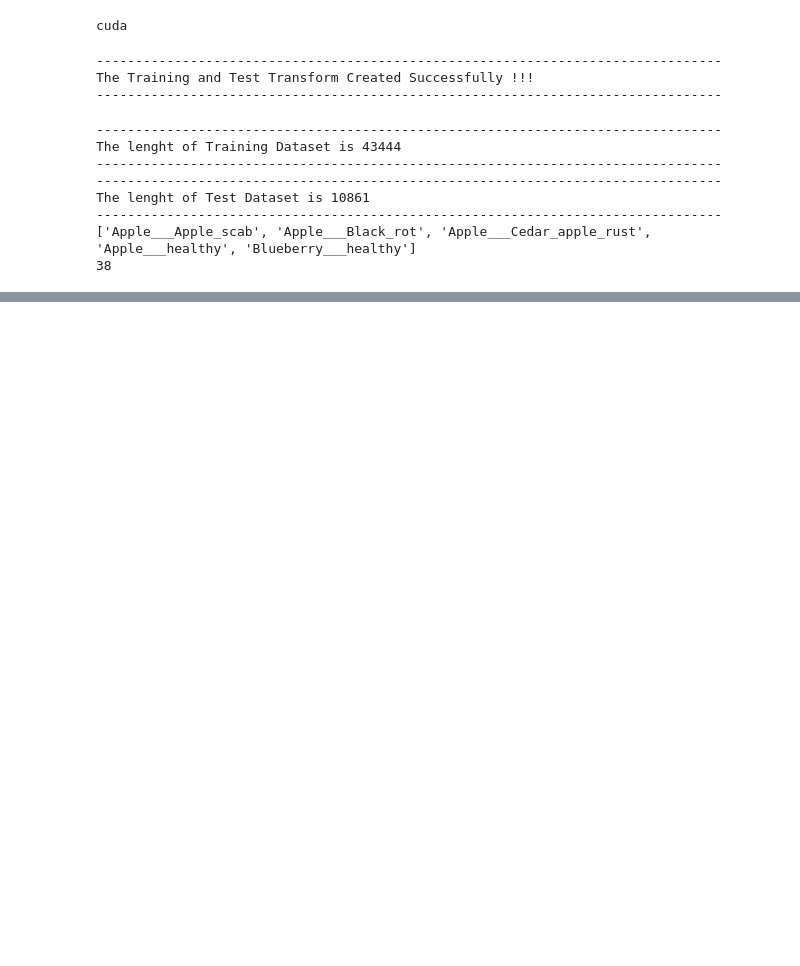
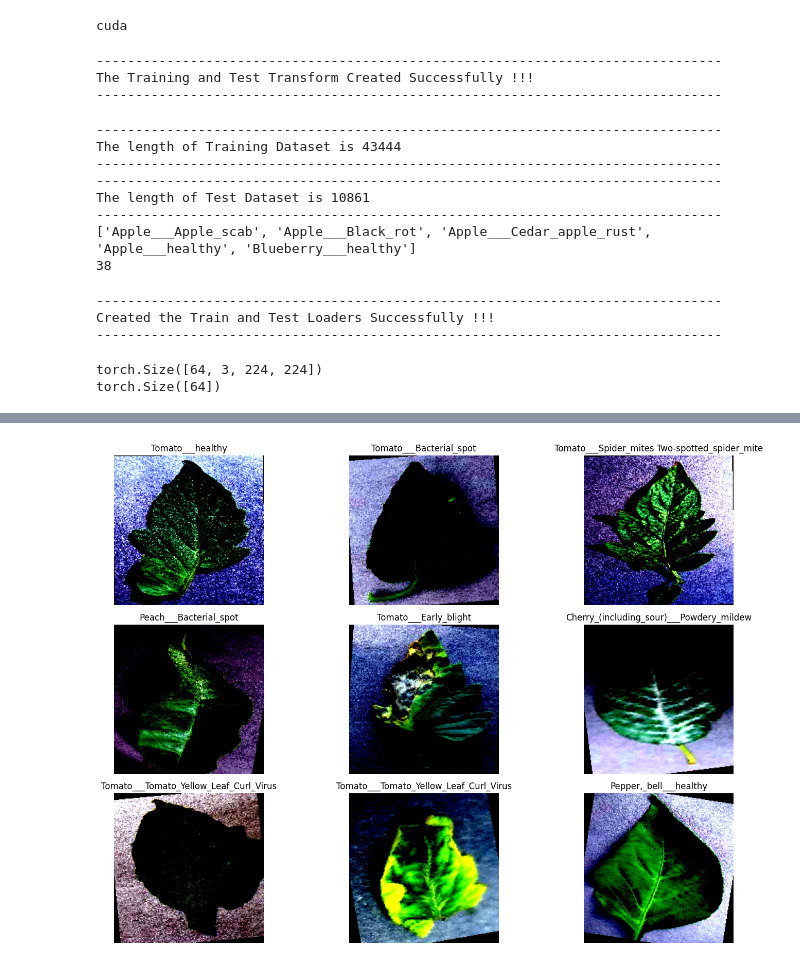
Before and after one commit to 23f1002879/Pytorch-Computer-Vision, a Jupyter notebook: projects/PlantDiseaseDetection.ipynb, the cells around one changed output, grey strips where cells are left out. Drawn from its saved outputs; the diff is of its cells as text; code cells hidden in the pictures; blank space fills up the shorter version.

Commit message:
Data Pipeline Completed !!!

```diff
--- a/projects/PlantDiseaseDetection.ipynb
+++ b/projects/PlantDiseaseDetection.ipynb
@@ -93,19 +111,66 @@ testDatasets = datasets.ImageFolder(
 )
 
 print('-'*80)
-print(f'The lenght of Training Dataset is {len(trainDatasets)}')
+print(f'The length of Training Dataset is {len(trainDatasets)}')
 print('-'*80)
 print('-'*80)
-print(f'The lenght of Test Dataset is {len(testDatasets)}')
+print(f'The length of Test Dataset is {len(testDatasets)}')
 print('-'*80)
 print(trainDatasets.classes[:5])
 print(len(trainDatasets.classes))
 # %% [output]
 --------------------------------------------------------------------------------
-The lenght of Training Dataset is 43444
+The length of Training Dataset is 43444
 --------------------------------------------------------------------------------
 --------------------------------------------------------------------------------
-The lenght of Test Dataset is 10861
+The length of Test Dataset is 10861
 --------------------------------------------------------------------------------
 ['Apple___Apple_scab', 'Apple___Black_rot', 'Apple___Cedar_apple_rust', 'Apple___healthy', 'Blueberry___healthy']
 38
+# %%
+# Creating the Train and Test Loaders
+
+trainLoader = DataLoader(
+    trainDatasets,
+    batch_size = 64,
+    shuffle=True,
+    num_workers=2
+)
+
+testLoader = DataLoader(
+    testDatasets,
+    batch_size=64,
+    shuffle=False,
+    num_workers=2
+)
+
+print('-'*80)
+print('Created the Train and Test Loaders Successfully !!!')
+print('-'*80)
+# %% [output]
+--------------------------------------------------------------------------------
+Created the Train and Test Loaders Successfully !!!
+--------------------------------------------------------------------------------
+# %%
+images, labels = next(iter(trainLoader))
+
+print(images.shape)
+print(labels.shape)
+# %% [output]
+torch.Size([64, 3, 224, 224])
+torch.Size([64])
+# %%
+fig, axes = plt.subplots(3,3, figsize=(15,10))
+
+for i, ax in enumerate(axes.flatten()):
+    image = images[i].permute(1,2,0)
+    ax.imshow(image)
+    ax.set_title(
+        trainDatasets.classes[
+            labels[i]
+        ]
+    )
+    ax.axis("off")
+plt.tight_layout()
+plt.show()
+# %% [output]
@@ -111,0 +186 @@ The lenght of Test Dataset is 10861
+[figure, added]
```
Also changed, not shown: parts of 7 cells of this notebook.
